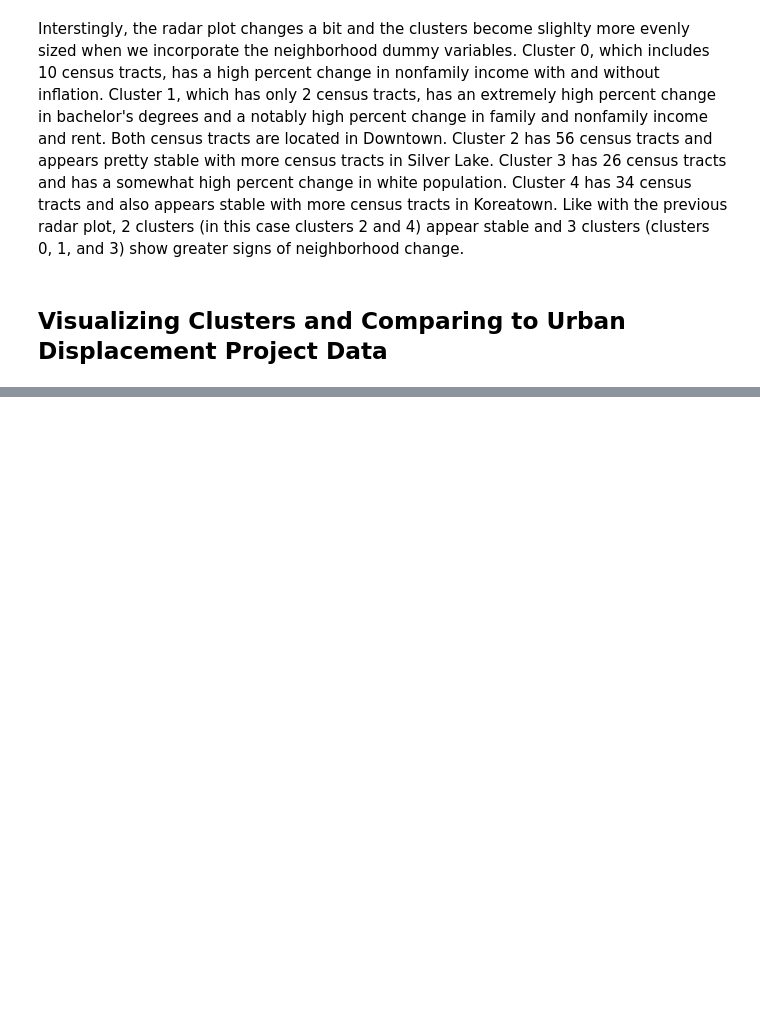
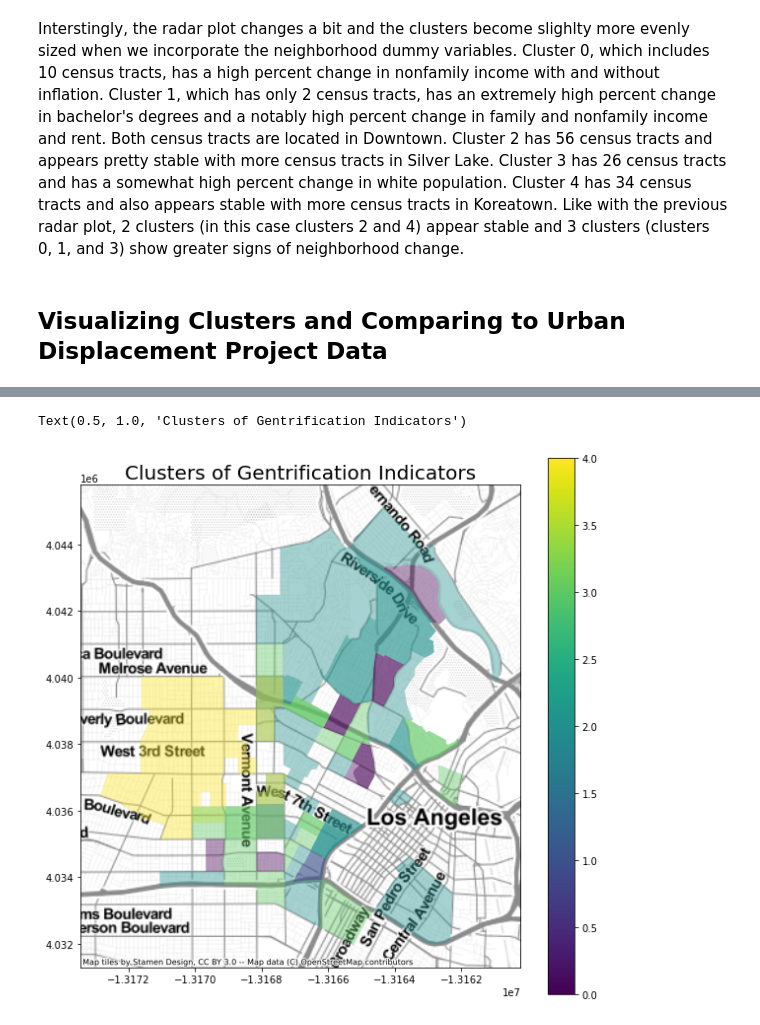
Before and after one commit to micamobrien/UDS-Project--Full-Team-, a Jupyter notebook: Final Notebook .ipynb, the cells around one changed output, grey strips where cells are left out. Saved outputs shown, nothing was run; the diff lists cells and outputs as text; code cells hidden in the pictures; blank space fills up the shorter version.

```diff
--- a/Final Notebook .ipynb
+++ b/Final Notebook .ipynb
@@ -238,0 +259,10 @@ Interstingly, the radar plot changes a bit and the clusters become slighlty more
+# %%
+fig, ax = plt.subplots(figsize=(10,10))
+
+map2.to_crs('EPSG:3857').plot('cluster_id', legend=True, ax = ax, alpha=0.4)
+ctx.add_basemap(ax, zoom=12, source=ctx.providers.Stamen.TonerLite)
+
+ax.set_title('Clusters of Gentrification Indicators', fontsize=20)
+# %% [output]
+Text(0.5, 1.0, 'Clusters of Gentrification Indicators')
+[figure, added]
```
Also changed, not shown: parts of 9 cells of this notebook, 4 other files.
